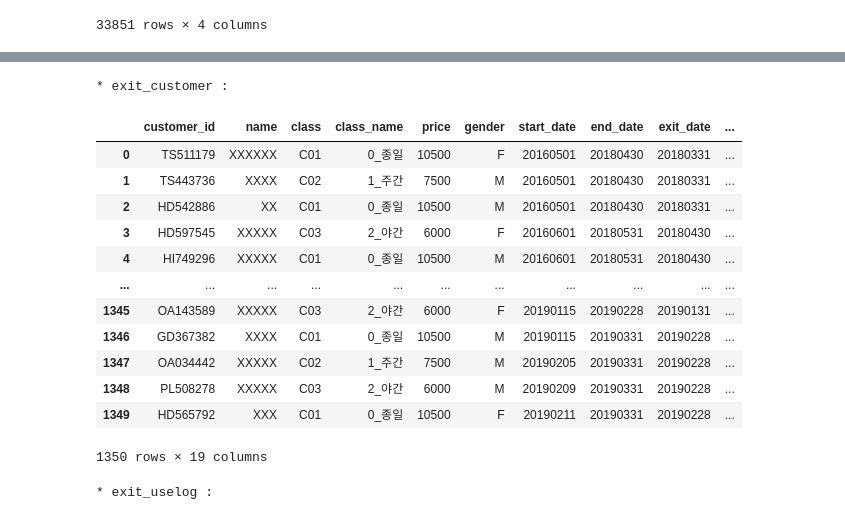
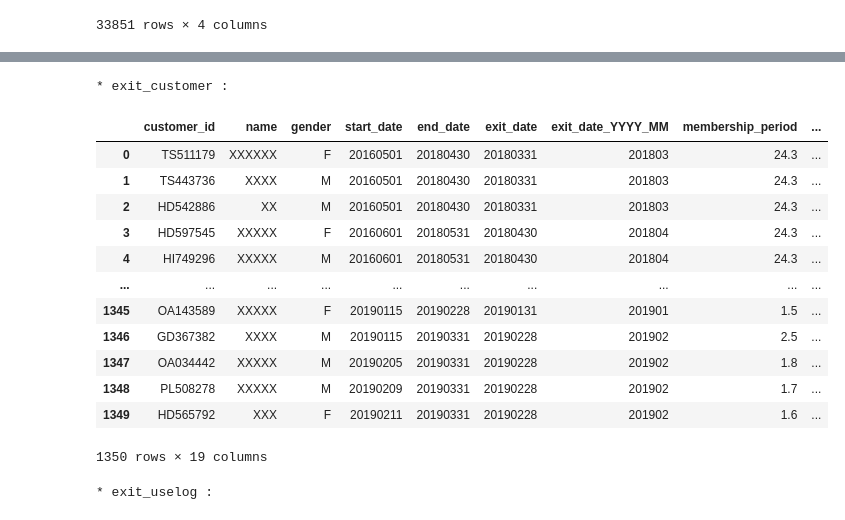
Before and after one commit to wooseok1152/python-data_analysis, a Jupyter notebook: 5장 회원 탈퇴를 예측하는 테크닉 10.ipynb, the cells around one changed output, grey strips where cells are left out. Saved outputs shown, nothing was run; the diff lists cells and outputs as text; code cells hidden in the pictures.

```diff
--- a/5장 회원 탈퇴를 예측하는 테크닉 10.ipynb
+++ b/5장 회원 탈퇴를 예측하는 테크닉 10.ipynb
@@ -49,17 +51,17 @@ from pandasql import sqldf
 uselog_base_month_cnt_and_bfr_month_cnt = sqldf("""
                                             SELECT Z.*
                                             FROM (
-                                                SELECT X.연월,
-                                                    X.customer_id,
-                                                    X.count AS count_0,
-                                                    (SELECT Y1.count
-                                                     FROM   uselog_months Y1
-                                                     WHERE  Y1.customer_id = X.customer_id
-                                                            AND Y1.연월 = STRFTIME('%Y%m', DATETIME(SUBSTR(X.연월, 1, 4) || '-' || SUBSTR(X.연월, 5, 2) || '-' || '01', '-1 months'))
-                                                    ) AS count_1
+                                                SELECT  X.연월,
+                                                        X.customer_id,
+                                                        X.count AS count_0,
+                                                        (SELECT Y1.count
+                                                         FROM   uselog_months Y1
+                                                         WHERE  Y1.customer_id = X.customer_id
+                                                                AND Y1.연월 = STRFTIME('%Y%m', DATETIME(SUBSTR(X.연월, 1, 4) || '-' || SUBSTR(X.연월, 5, 2) || '-' || '01', '-1 months'))
+                                                        ) AS count_1
                                                 FROM   uselog_months X
                                             ) Z
-                                            WHERE Z.연월 != '201804'
+                                            WHERE Z.연월 >= '201805'
                                         """)
 print("* uselog_base_month_cnt_and_bfr_month_cnt :")
 display(uselog_base_month_cnt_and_bfr_month_cnt)
@@ -102,9 +106,6 @@ display(uselog_base_month_cnt_and_bfr_month_cnt)
 exit_customer = sqldf("""
                         SELECT customer_id,
                                name,
-                               class,
-                               class_name,
-                               price,
                                gender,
                                STRFTIME('%Y%m%d', start_date) AS start_date,
                                STRFTIME('%Y%m%d', end_date) AS end_date,
@@ -112,49 +113,81 @@ exit_customer = sqldf("""
                                STRFTIME('%Y%m', DATETIME(DATETIME(end_date, 'start of month'), '-1 days')) AS exit_date_YYYY_MM,
                                membership_period,
                                is_deleted,
+                               class,
+                               class_name,
+                               price,
                                campaign_id,
                                campaign_name,
                                mean,
                                median,
                                max,
                                min,
                                routine_flg
                         FROM   customer
                         WHERE  is_deleted = 1
                      """)
 print("* exit_customer :")
 display(exit_customer)
 
 exit_uselog = sqldf("""
                      SELECT    X.customer_id,
+                               X.name,
                                X.is_deleted,
                                X.start_date,
                                X.end_date,
-                               X.exit_date,
-                               X.exit_date_YYYY_MM,
+                               CAST(Y.연월 as text) AS base_month,
                                Y.count_0,
-                               Y.count_1
+                               Y.count_1,
+                               X.gender,
+                               X.class,
+                               X.class_name,
+                               X.price,
+                               X.campaign_id,
+                               X.campaign_name,
+                               X.mean,
+                               X.median,
+                               X.max,
+                               X.min,
+                               X.routine_flg,
+                               X.membership_period
                      FROM      exit_customer X
                      LEFT JOIN uselog_base_month_cnt_and_bfr_month_cnt Y
                      ON        (X.exit_date_YYYY_MM = Y.연월
                                 AND X.customer_id = Y.customer_id)
-
                    """)
 print("* exit_uselog :")
+exit_uselog = exit_uselog.dropna() # 결측치 제거
 display(exit_uselog)
+
+# # 탈퇴한 회원들의 탈퇴 전월 데이터 작성
+# from dateutil.relativedelta import relativedelta
+
+# exit_customer = customer.loc[customer["is_deleted"] == 1]
+# exit_customer["exit_date"] = None
+# exit_customer["end_date"] = pd.to_datetime(exit_customer["end_date"])
+# # exit_customer.head()
+# for i in range(len(exit_customer)):
+
+#     exit_customer["exit_date"].iloc[i] = exit_customer["end_date"].iloc[i] - relativedelta(months=1)
+
+# #'exit_customer'데이터 셋 내 'exit_date'를 'YYYYMM'포맷의 문자열로 변경한 후, 이것을 '연월'이라는 컬럼으로 생성함
+# exit_customer["연월"] = exit_customer["exit_date"].dt.strftime("%Y%m")
+# uselog["연월"] = uselog["연월"].astype(str)
+# exit_uselog = pd.merge(uselog, exit_customer, on = ["customer_id", "연월"], how="left")
+# exit_uselog.head()
 # %% [output]
 * exit_customer :
-|  | customer_id | name | class | class_name | price | gender | start_date | end_date | exit_date | ... |
-| 0 | TS511179 | XXXXXX | C01 | 0_종일 | 10500 | F | 20160501 | 20180430 | 20180331 | ... |
-| 1 | TS443736 | XXXX | C02 | 1_주간 | 7500 | M | 20160501 | 20180430 | 20180331 | ... |
-| 2 | HD542886 | XX | C01 | 0_종일 | 10500 | M | 20160501 | 20180430 | 20180331 | ... |
-| 3 | HD597545 | XXXXX | C03 | 2_야간 | 6000 | F | 20160601 | 20180531 | 20180430 | ... |
-| 4 | HI749296 | XXXXX | C01 | 0_종일 | 10500 | M | 20160601 | 20180531 | 20180430 | ... |
-| ... | ... | ... | ... | ... | ... | ... | ... | ... | ... | ... |
-| 1345 | OA143589 | XXXXX | C03 | 2_야간 | 6000 | F | 20190115 | 20190228 | 20190131 | ... |
-| 1346 | GD367382 | XXXX | C01 | 0_종일 | 10500 | M | 20190115 | 20190331 | 20190228 | ... |
-| 1347 | OA034442 | XXXXX | C02 | 1_주간 | 7500 | M | 20190205 | 20190331 | 20190228 | ... |
-| 1348 | PL508278 | XXXXX | C03 | 2_야간 | 6000 | M | 20190209 | 20190331 | 20190228 | ... |
-| 1349 | HD565792 | XXX | C01 | 0_종일 | 10500 | F | 20190211 | 20190331 | 20190228 | ... |
+|  | customer_id | name | gender | start_date | end_date | exit_date | exit_date_YYYY_MM | membership_period | ... |
+| 0 | TS511179 | XXXXXX | F | 20160501 | 20180430 | 20180331 | 201803 | 24.3 | ... |
+| 1 | TS443736 | XXXX | M | 20160501 | 20180430 | 20180331 | 201803 | 24.3 | ... |
+| 2 | HD542886 | XX | M | 20160501 | 20180430 | 20180331 | 201803 | 24.3 | ... |
+| 3 | HD597545 | XXXXX | F | 20160601 | 20180531 | 20180430 | 201804 | 24.3 | ... |
+| 4 | HI749296 | XXXXX | M | 20160601 | 20180531 | 20180430 | 201804 | 24.3 | ... |
+| ... | ... | ... | ... | ... | ... | ... | ... | ... | ... |
+| 1345 | OA143589 | XXXXX | F | 20190115 | 20190228 | 20190131 | 201901 | 1.5 | ... |
+| 1346 | GD367382 | XXXX | M | 20190115 | 20190331 | 20190228 | 201902 | 2.5 | ... |
+| 1347 | OA034442 | XXXXX | M | 20190205 | 20190331 | 20190228 | 201902 | 1.8 | ... |
+| 1348 | PL508278 | XXXXX | M | 20190209 | 20190331 | 20190228 | 201902 | 1.7 | ... |
+| 1349 | HD565792 | XXX | F | 20190211 | 20190331 | 20190228 | 201902 | 1.6 | ... |
 1350 rows × 19 columns
 * exit_uselog :
```
Also changed, not shown: parts of 22 cells of this notebook, 1 other file.
